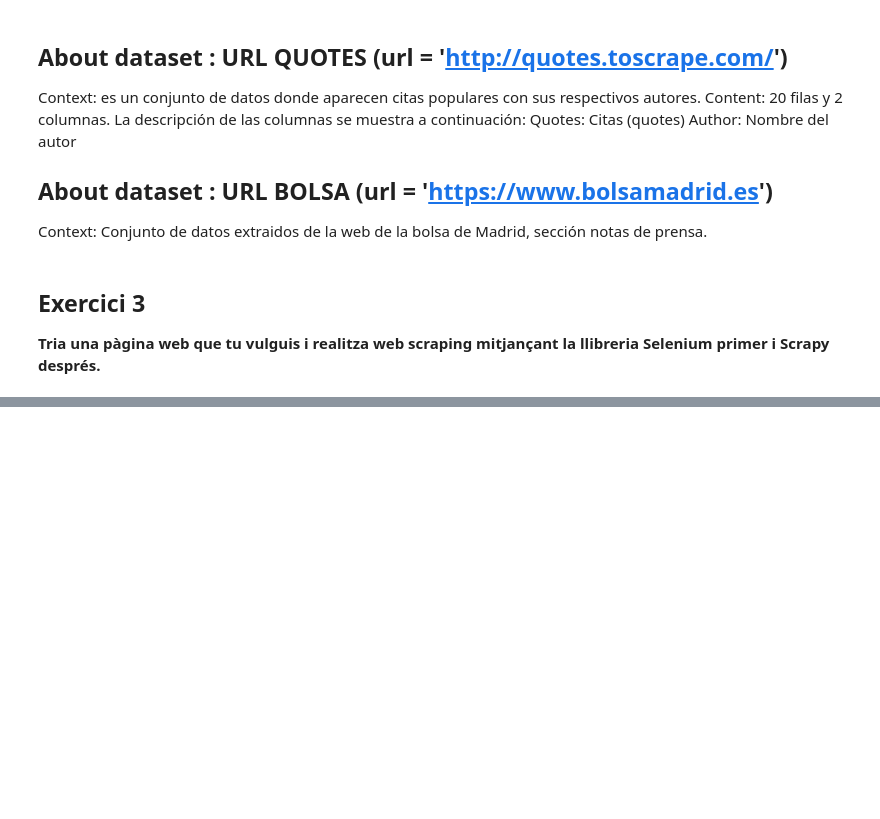
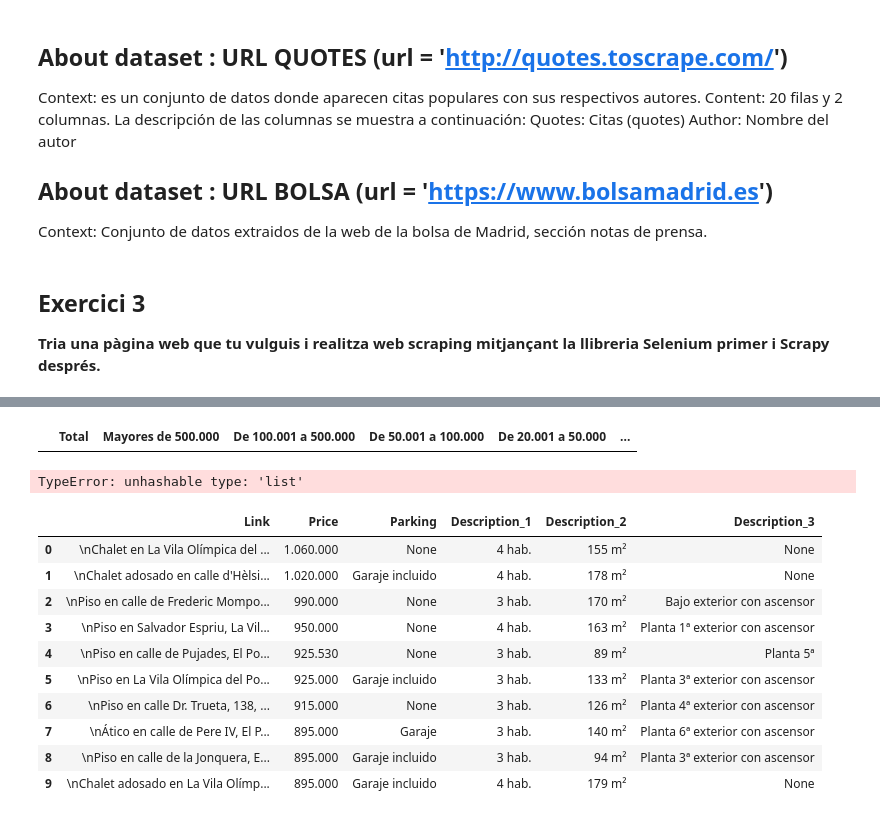
Before and after one commit to Likimeya/Web-scraping-amb-diferents-models, a Jupyter notebook: Tasca M10 T01.ipynb, the cells around one changed output, grey strips where cells are left out. Saved outputs shown, nothing was run; the diff lists cells and outputs as text; code cells hidden in the pictures; blank space fills up the shorter version.

```diff
--- a/Tasca M10 T01.ipynb
+++ b/Tasca M10 T01.ipynb
@@ -332,0 +391,9 @@ for element in content:
+# %%
+df_vacio = pd.DataFrame(columns= ['Total', 'Mayores de 500.000', 'De 100.001 a 500.000', 'De 50.001 a 100.000', 'De 20.001 a 50.000', 'De 10.001 a 20.000', 'De 5.001 a 10.000', 'De 1.001 a 5.000','Menores o iguales de 1.000'])
+df_vacio
+# %% [output]
+|  | Total | Mayores de 500.000 | De 100.001 a 500.000 | De 50.001 a 100.000 | De 20.001 a 50.000 | ... |
+# %%
+df_vacio = df_vacio.append({contenido1},ignore_index=True)
+# %% [output]
+TypeError: unhashable type: 'list'
@@ -332,0 +458,17 @@ for element in content:
+# %%
+import pandas as pd
+# we can open the json file to a dataframe
+df_casas= pd.read_json('casa_result.jl', lines=True)
+df_casas.head(10)
+# %% [output]
+|  | Link | Price | Parking | Description_1 | Description_2 | Description_3 |
+| 0 | \nChalet en La Vila Olímpica del ... | 1.060.000 | None | 4 hab. | 155 m² | None |
+| 1 | \nChalet adosado en calle d'Hèlsi... | 1.020.000 | Garaje incluido | 4 hab. | 178 m² | None |
+| 2 | \nPiso en calle de Frederic Mompo... | 990.000 | None | 3 hab. | 170 m² | Bajo exterior con ascensor |
+| 3 | \nPiso en Salvador Espriu, La Vil... | 950.000 | None | 4 hab. | 163 m² | Planta 1ª exterior con ascensor |
+| 4 | \nPiso en calle de Pujades, El Po... | 925.530 | None | 3 hab. | 89 m² | Planta 5ª |
+| 5 | \nPiso en La Vila Olímpica del Po... | 925.000 | Garaje incluido | 3 hab. | 133 m² | Planta 3ª exterior con ascensor |
+| 6 | \nPiso en calle Dr. Trueta, 138, ... | 915.000 | None | 3 hab. | 126 m² | Planta 4ª exterior con ascensor |
+| 7 | \nÁtico en calle de Pere IV, El P... | 895.000 | Garaje | 3 hab. | 140 m² | Planta 6ª exterior con ascensor |
+| 8 | \nPiso en calle de la Jonquera, E... | 895.000 | Garaje incluido | 3 hab. | 94 m² | Planta 3ª exterior con ascensor |
+| 9 | \nChalet adosado en La Vila Olímp... | 895.000 | Garaje incluido | 4 hab. | 179 m² | None |
```
Also changed, not shown: parts of 14 cells of this notebook, 4 other files.
